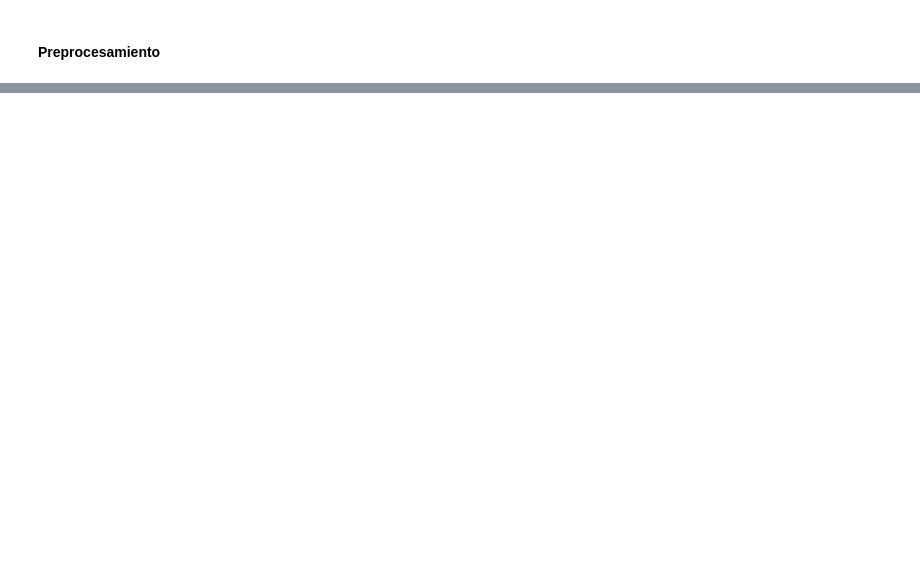
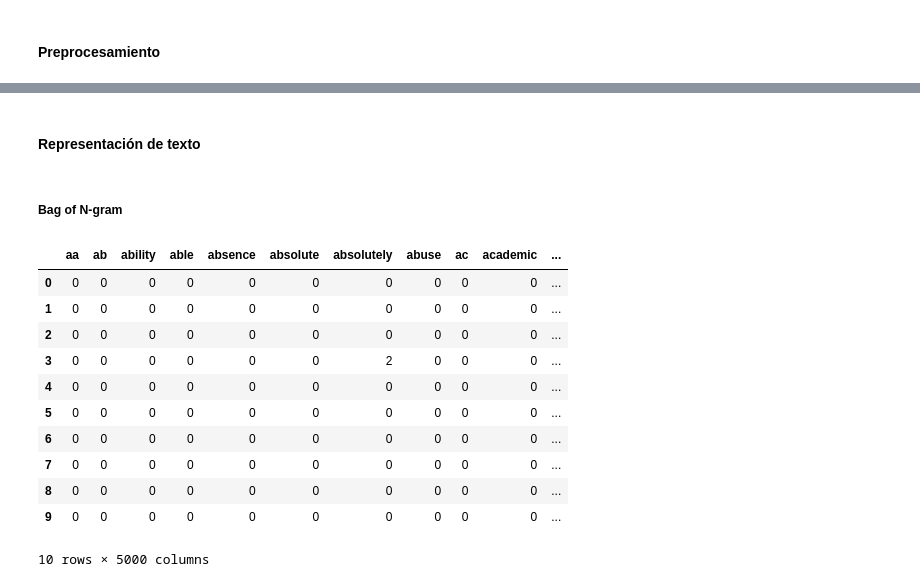
Before and after one commit to gera1013/SDS-Lab-02, a Jupyter notebook: lab02.ipynb, the cells around one changed output, grey strips where cells are left out. Saved outputs shown, nothing was run; the diff lists cells and outputs as text; code cells hidden in the pictures; blank space fills up the shorter version.

```diff
--- a/lab02.ipynb
+++ b/lab02.ipynb
@@ -69,3 +66,4 @@ df
 # %%
 ## rename de columnas para mejor entendimiento
-df.rename(columns={"Unnamed: 0": "serial", "Body": "body", "Label": "label"})
+df.rename(columns={"Body": "body", "Label": "label"}, inplace = True)
+df.dropna(inplace = True)
@@ -89,0 +96,33 @@ df.rename(columns={"Unnamed: 0": "serial", "Body": "body", "Label": "label"})
+# %%
+stop_words = nltk.corpus.stopwords.words('english')
+wnl = WordNetLemmatizer()
+
+corpus = []
+
+"""
+Para el preprocesamiento del 'body' se hicieron los siguientes arreglos:
+    * eliminamos los caracteres especiales
+    * convertimos las letras a minusculas
+    * eliminamos las stop words
+"""
+def preprocessing(body):
+    ## quitamos caracteres especiales y mayusculas
+    no_spec = re.sub('[\n|\t]', ' ', body)
+    no_spec = re.sub(r'[^a-zA-Z]', ' ', body)
+
+    lower = no_spec.lower().strip()
+
+    ## generamos los tokens sin stop words
+    tokens = nltk.word_tokenize(lower)
+    filtered_tokens = [token for token in tokens if token not in stop_words]
+
+    ## lematizar palabras
+    lemma = [wnl.lemmatize(token) for token in filtered_tokens]
+
+    ## string final
+    final_string = ' '.join(lemma)
+
+    return final_string
+# %%
+df.apply(lambda row: corpus.append(preprocessing(row['body'])), axis=1)
+corpus
@@ -89,0 +147,2 @@ df.rename(columns={"Unnamed: 0": "serial", "Body": "body", "Label": "label"})
+# %% [markdown]
+#### Representación de texto
@@ -89,0 +152,24 @@ df.rename(columns={"Unnamed: 0": "serial", "Body": "body", "Label": "label"})
+# %% [markdown]
+##### Bag of N-gram
+# %%
+bag = CountVectorizer(ngram_range=(1,2), max_features=5000)
+bag_matrix = bag.fit_transform(corpus).toarray()
+vocab = bag.get_feature_names_out()
+
+bog_features = pd.DataFrame(bag_matrix, columns=vocab)
+bog_target = df['label']
+
+bog_features.head(10)
+# %% [output]
+|  | aa | ab | ability | able | absence | absolute | absolutely | abuse | ac | academic | ... |
+| 0 | 0 | 0 | 0 | 0 | 0 | 0 | 0 | 0 | 0 | 0 | ... |
+| 1 | 0 | 0 | 0 | 0 | 0 | 0 | 0 | 0 | 0 | 0 | ... |
+| 2 | 0 | 0 | 0 | 0 | 0 | 0 | 0 | 0 | 0 | 0 | ... |
+| 3 | 0 | 0 | 0 | 0 | 0 | 0 | 2 | 0 | 0 | 0 | ... |
+| 4 | 0 | 0 | 0 | 0 | 0 | 0 | 0 | 0 | 0 | 0 | ... |
+| 5 | 0 | 0 | 0 | 0 | 0 | 0 | 0 | 0 | 0 | 0 | ... |
+| 6 | 0 | 0 | 0 | 0 | 0 | 0 | 0 | 0 | 0 | 0 | ... |
+| 7 | 0 | 0 | 0 | 0 | 0 | 0 | 0 | 0 | 0 | 0 | ... |
+| 8 | 0 | 0 | 0 | 0 | 0 | 0 | 0 | 0 | 0 | 0 | ... |
+| 9 | 0 | 0 | 0 | 0 | 0 | 0 | 0 | 0 | 0 | 0 | ... |
+10 rows × 5000 columns
```
Also changed, not shown: parts of 27 cells of this notebook.
